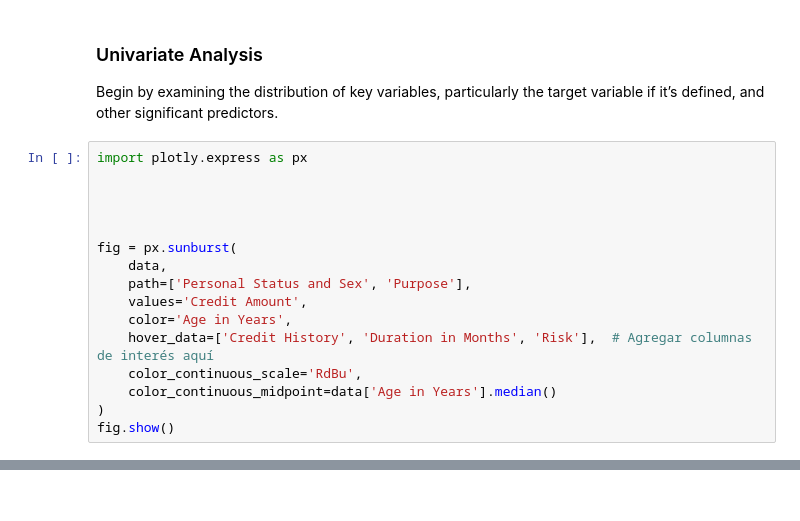
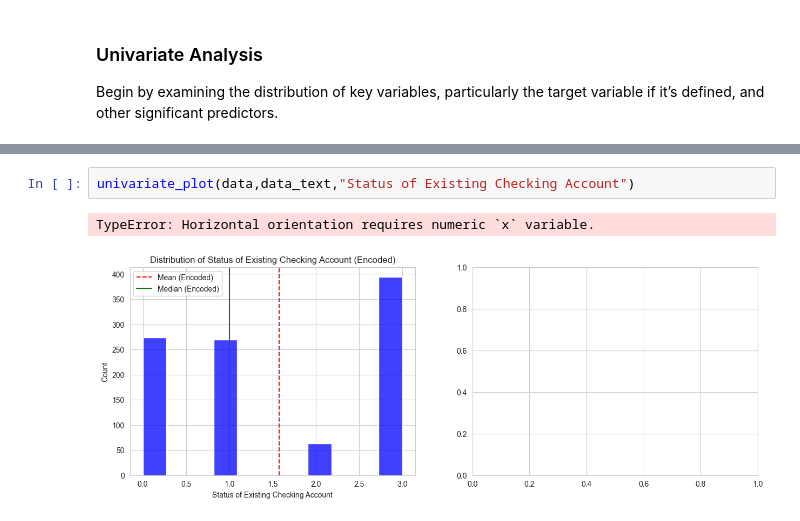
Before and after one commit to Enr1queRojas/Portfolio, a Jupyter notebook: clasic_models/notebooks/Credit_risk.ipynb, the cells around one changed output, grey strips where cells are left out. Saved outputs shown, nothing was run; the diff lists cells and outputs as text.

```diff
--- a/clasic_models/notebooks/Credit_risk.ipynb
+++ b/clasic_models/notebooks/Credit_risk.ipynb
@@ -300,19 +310,3 @@ With the data cleaned and preprocessed, let’s dive into a more detailed explor
 # %% [markdown]
 ### Univariate Analysis
 Begin by examining the distribution of key variables, particularly the target variable if it’s defined, and other significant predictors.
-# %%
-import plotly.express as px
-
-
-
-
-fig = px.sunburst(
-    data,
-    path=['Personal Status and Sex', 'Purpose'],
-    values='Credit Amount',
-    color='Age in Years',
-    hover_data=['Credit History', 'Duration in Months', 'Risk'],  # Agregar columnas de interés aquí
-    color_continuous_scale='RdBu',
-    color_continuous_midpoint=data['Age in Years'].median()
-)
-fig.show()
@@ -318,0 +377,5 @@ fig.show()
+# %%
+univariate_plot(data,data_text,"Status of Existing Checking Account")
+# %% [output]
+TypeError: Horizontal orientation requires numeric `x` variable.
+[figure, added]
```
Also changed, not shown: parts of 6 cells of this notebook.
